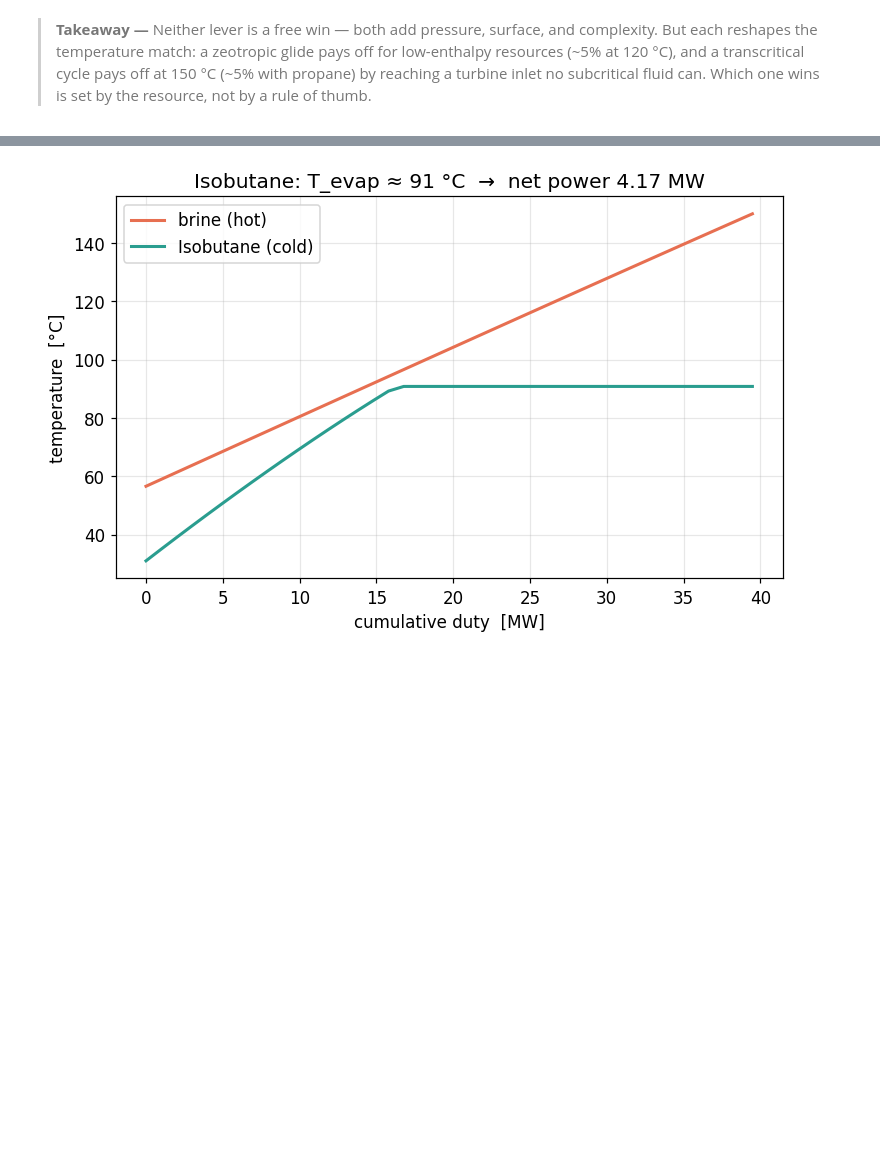
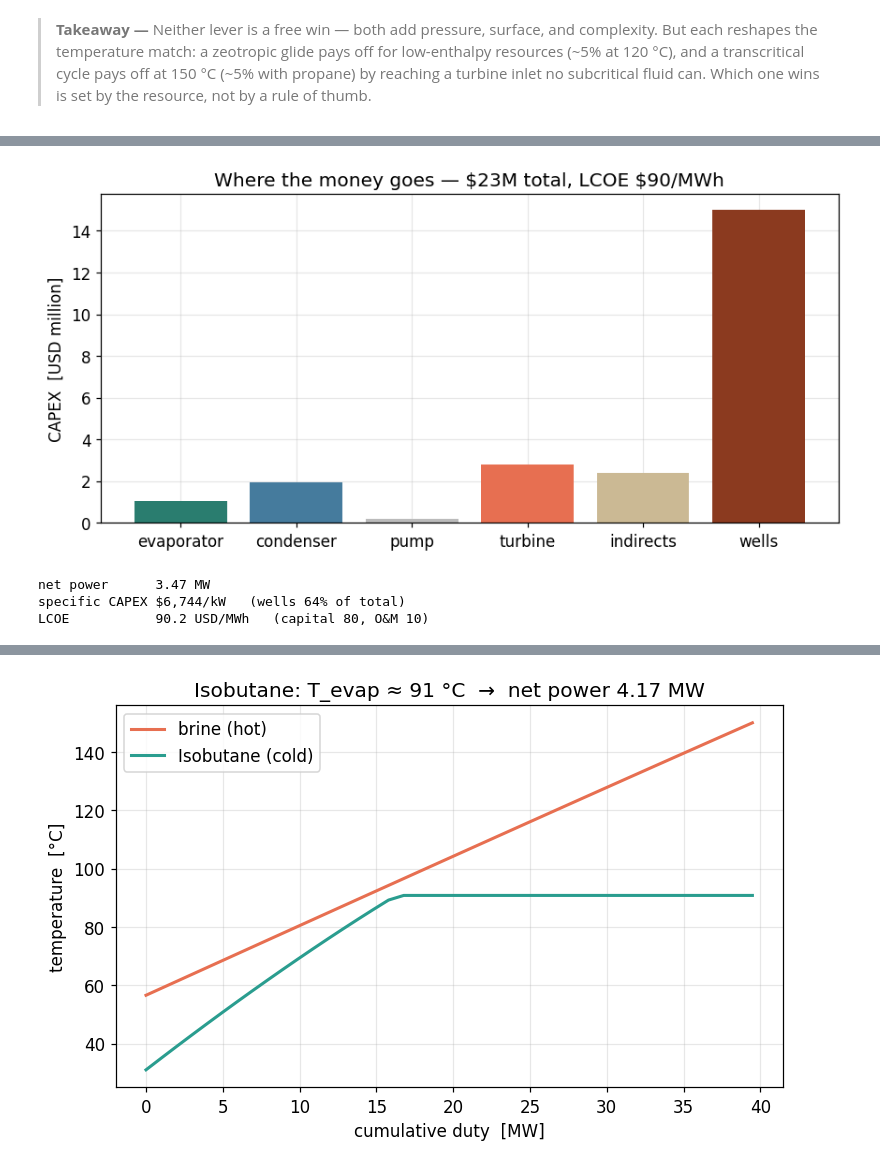
Before and after one commit to khb-git/geothermal-orc, a Jupyter notebook: notebooks/demo.ipynb, the cells around one changed output, grey strips where cells are left out. Drawn from its saved outputs; the diff is of its cells as text; code cells hidden in the pictures; blank space fills up the shorter version.

Commit message:
Tier 3: techno-economics - Turton costing, LCOE, cost-optimal vs power-optimal pinch, sensitivity

```diff
--- a/notebooks/demo.ipynb
+++ b/notebooks/demo.ipynb
@@ -915,0 +925,30 @@ Which one wins is set by the resource, not by a rule of thumb.
+# %%
+from geothermal_orc.economics import (levelized_cost, pinch_lcoe_tradeoff,
+                                     lcoe_sensitivity, EconomicAssumptions)
+
+econ = levelized_cost("Isobutane", resource, ambient_C=10.0, T_evap_C=95.0)
+
+comp = econ.component_costs
+indirects = econ.capex_surface - sum(comp.values())
+labels = list(comp.keys()) + ["indirects", "wells"]
+vals = [comp[k] / 1e6 for k in comp] + [indirects / 1e6, econ.capex_wells / 1e6]
+colors = ["#2a7d6f", "#457b9d", "#bbbbbb", "#e76f51", "#cbb994", "#8b3a1f"]
+
+fig, ax = plt.subplots(figsize=(8, 4))
+ax.bar(labels, vals, color=colors[:len(labels)])
+ax.set_ylabel("CAPEX  [USD million]")
+ax.set_title(f"Where the money goes — \${econ.capex_total/1e6:.0f}M total, "
+             f"LCOE \${econ.lcoe:.0f}/MWh")
+plt.tight_layout(); plt.show()
+
+cap = (econ.crf * econ.capex_total) / econ.annual_energy_MWh
+om = econ.annual_cost / econ.annual_energy_MWh - cap
+print(f"net power      {econ.W_net_plant/1e6:.2f} MW")
+print(f"specific CAPEX ${econ.specific_capex:,.0f}/kW   (wells "
+      f"{econ.capex_wells/econ.capex_total*100:.0f}% of total)")
+print(f"LCOE           {econ.lcoe:.1f} USD/MWh   (capital {cap:.0f}, O&M {om:.0f})")
+# %% [output]
+[figure, added]
+net power      3.47 MW
+specific CAPEX $6,744/kW   (wells 64% of total)
+LCOE           90.2 USD/MWh   (capital 80, O&M 10)
```
Also changed, not shown: parts of 8 cells of this notebook, 5 other files.
